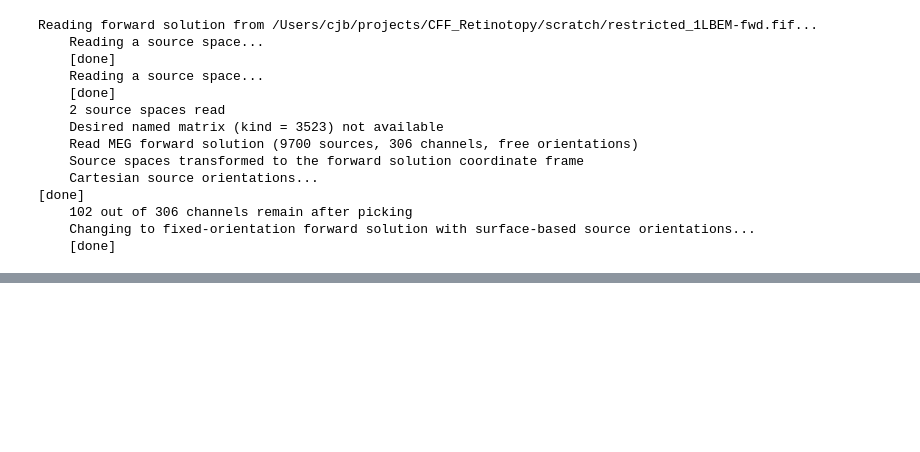
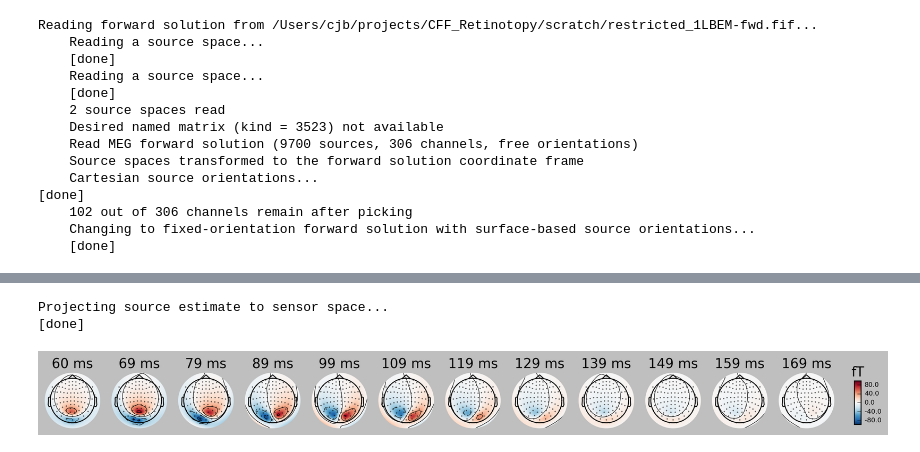
Before and after one commit to cjayb/wip_stim_optim_retinotopy, a Jupyter notebook: scripts/Simulate measurements from V1-V3 waveforms.ipynb, the cells around one changed output, grey strips where cells are left out. Saved outputs shown, nothing was run; the diff lists cells and outputs as text; code cells hidden in the pictures; blank space fills up the shorter version.

```diff
--- a/scripts/Simulate measurements from V1-V3 waveforms.ipynb
+++ b/scripts/Simulate measurements from V1-V3 waveforms.ipynb
@@ -65,0 +71,3 @@ evoked = simulate_evoked(fwd_fixed, stc, info, cov=cov, snr=snr)
+# %%
+# get all RM-labels
+labels = get_RM_labels(subject, subjects_dir=subjects_dir)
@@ -65,0 +93,4 @@ evoked = simulate_evoked(fwd_fixed, stc, info, cov=cov, snr=snr)
+# %%
+cur_labs = []
+for reg in ['V1', 'V2', 'V3']:
+    cur_labs.append(find_labels_in_list(labels[reg]['rh'], '129')[0])
@@ -65,0 +103,5 @@ evoked = simulate_evoked(fwd_fixed, stc, info, cov=cov, snr=snr)
+# %%
+tmin = waveforms[0][0]
+tstep = waveforms[0][1] - waveforms[0][0]
+stc = _stc_from_labels(cur_labs, amp=waveforms[1:] * 1e-9,
+                       tmin=tmin, tstep=tstep)
@@ -65,0 +114,8 @@ evoked = simulate_evoked(fwd_fixed, stc, info, cov=cov, snr=snr)
+# %%
+evoked = simulate_evoked(fwd_fixed, stc, info, cov=None, snr=np.inf)
+evoked.plot_topomap(times=np.arange(0.06, 0.18, 0.01), ch_type='mag',
+                    outlines='skirt', colorbar=True)
+# %% [output]
+Projecting source estimate to sensor space...
+[done]
+[figure, added]
```
Also changed, not shown: parts of 7 cells of this notebook, 3 other files.
